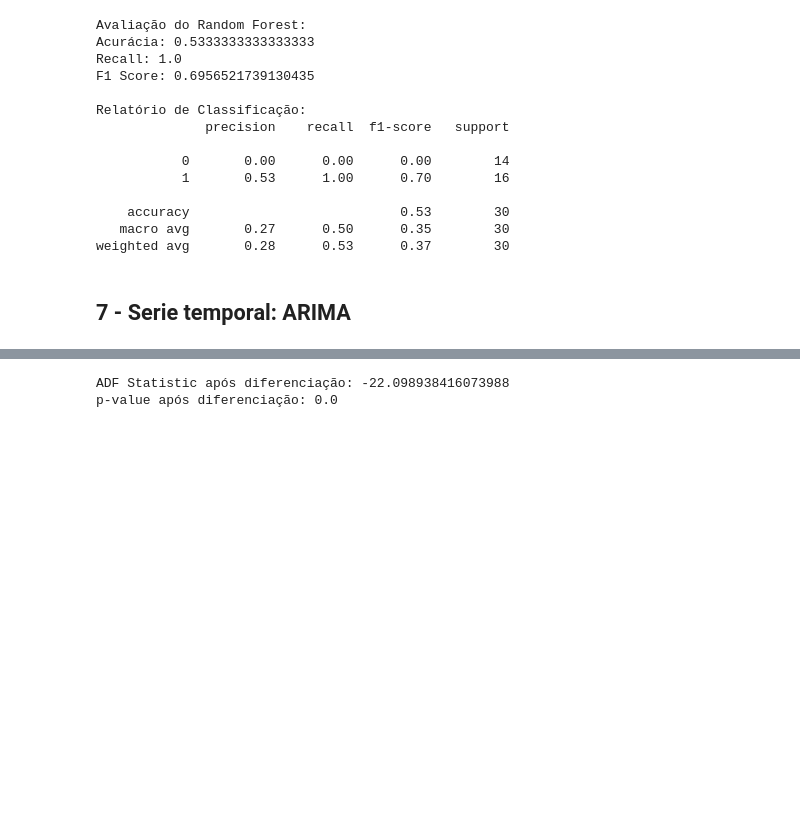
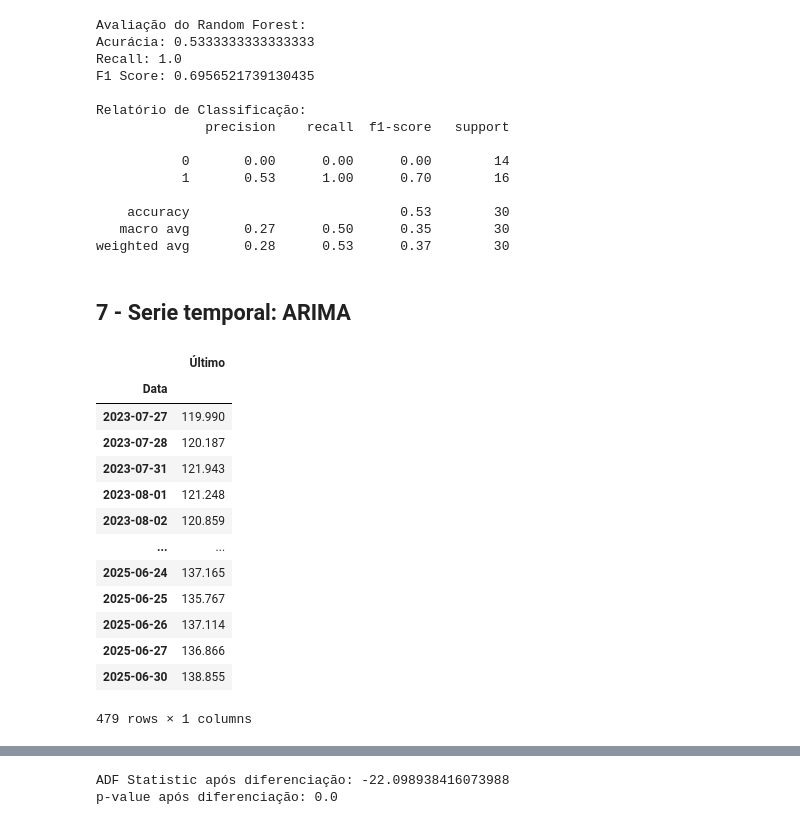
Before and after one commit to CorsiIsa/Tech_Challenge_IBOVESPA, a Jupyter notebook: Tech_Challenge2_IBOVESPA_Notebook copy(completo final).ipynb, the cells around one changed output, grey strips where cells are left out. Drawn from its saved outputs; the diff is of its cells as text; code cells hidden in the pictures; blank space fills up the shorter version.

```diff
--- a/Tech_Challenge2_IBOVESPA_Notebook copy(completo final).ipynb
+++ b/Tech_Challenge2_IBOVESPA_Notebook copy(completo final).ipynb
@@ -439,7 +441,24 @@ weighted avg       0.28      0.53      0.37        30
 # %%
 #Preparar série temporal com índice de data
 df_series = df[['Data', 'Último']].copy()
 df_series.set_index('Data', inplace=True)
+
+df_series
+# %% [output]
+|  | Último |
+| Data |  |
+| 2023-07-27 | 119.990 |
+| 2023-07-28 | 120.187 |
+| 2023-07-31 | 121.943 |
+| 2023-08-01 | 121.248 |
+| 2023-08-02 | 120.859 |
+| ... | ... |
+| 2025-06-24 | 137.165 |
+| 2025-06-25 | 135.767 |
+| 2025-06-26 | 137.114 |
+| 2025-06-27 | 136.866 |
+| 2025-06-30 | 138.855 |
+479 rows × 1 columns
 # %%
 #Teste de estacionariedade com ADF
 from statsmodels.tsa.stattools import adfuller
```
Also changed, not shown: parts of 36 cells of this notebook.
